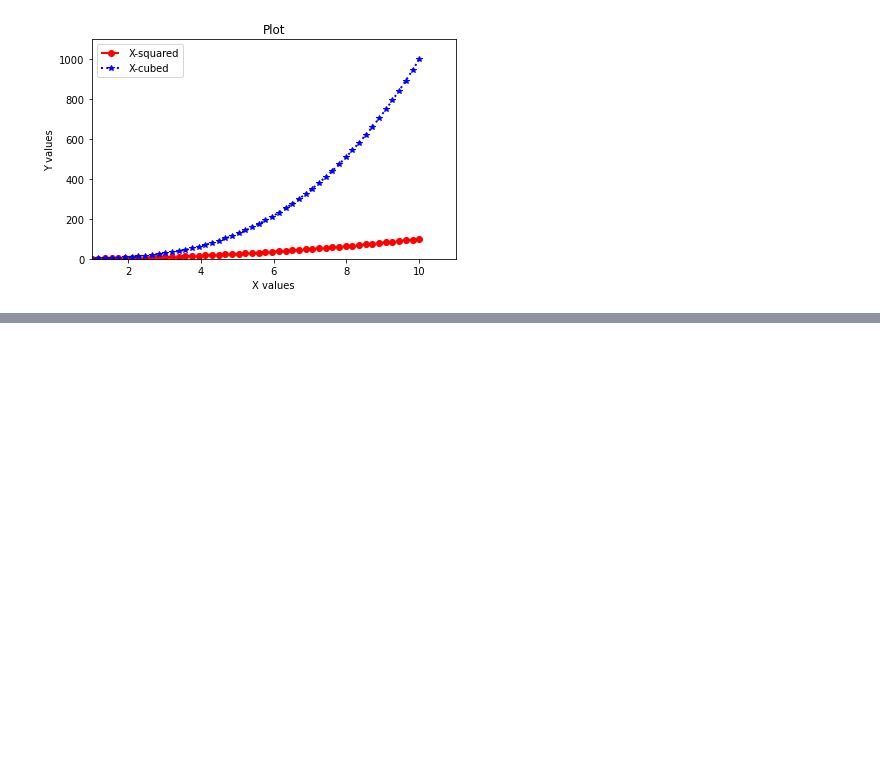
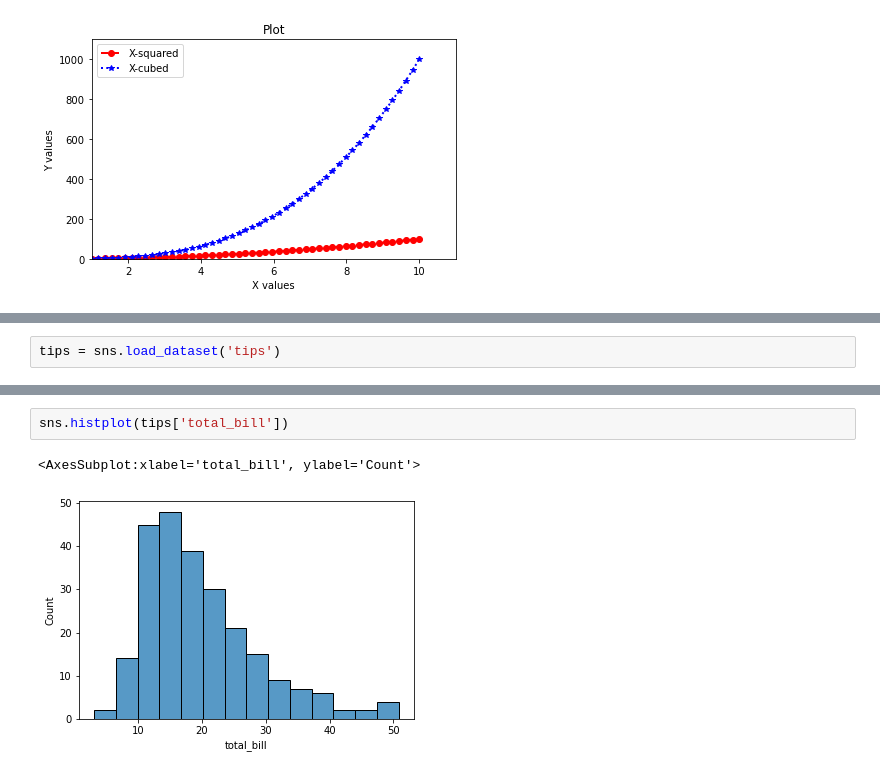
Before and after one commit to GKPSingh/28May2021, a Jupyter notebook: Practice.ipynb, the cells around one changed output, grey strips where cells are left out. Drawn from its saved outputs; the diff is of its cells as text; blank space fills up the shorter version.

```diff
--- a/Practice.ipynb
+++ b/Practice.ipynb
@@ -336,0 +339,2 @@ plt.tight_layout()
+# %%
+tips = sns.load_dataset('tips')
@@ -336,0 +383,5 @@ plt.tight_layout()
+# %%
+sns.histplot(tips['total_bill'])
+# %% [output]
+<AxesSubplot:xlabel='total_bill', ylabel='Count'>
+[figure, added]
```
Also changed, not shown: parts of 18 cells of this notebook.
